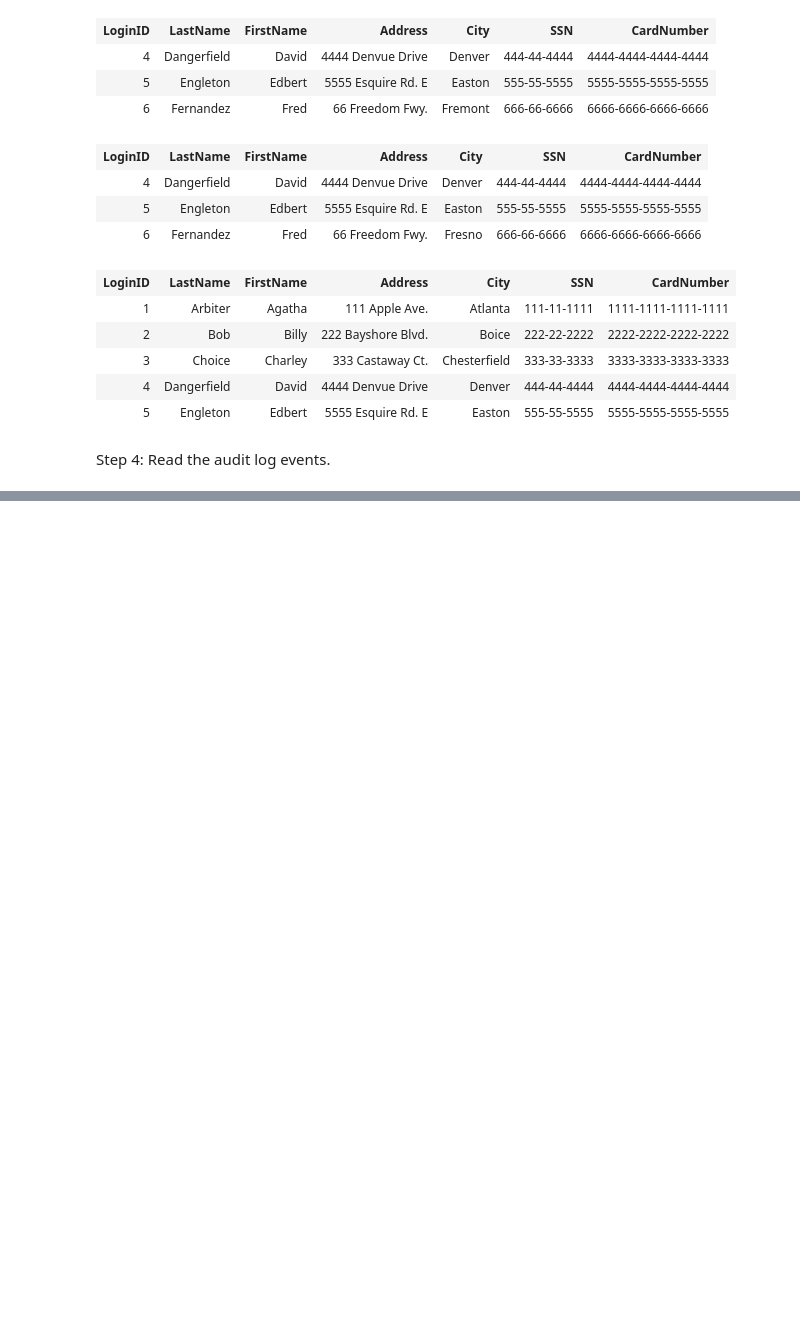
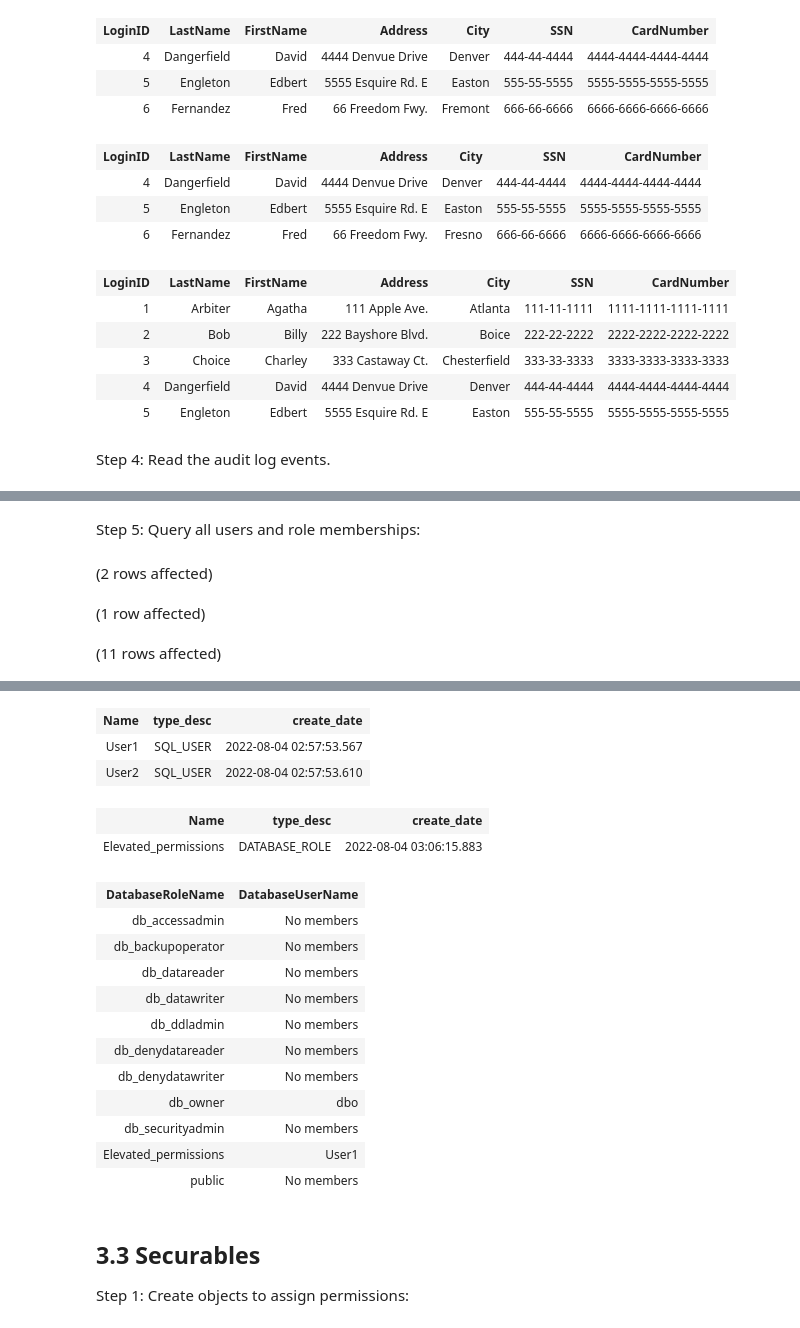
Before and after one commit to David-Seis/SecureYourAzureData, a Jupyter notebook: SQLSecurity/Security Audit Notebook.ipynb, the cells around one changed output, grey strips where cells are left out. Saved outputs shown, nothing was run; the diff lists cells and outputs as text; code cells hidden in the pictures; blank space fills up the shorter version.

Commit message:
Completed module 3 activities up until the secodn activity of the securabels section, iw ill call tomorrow abotu this.

```diff
--- a/SQLSecurity/Security Audit Notebook.ipynb
+++ b/SQLSecurity/Security Audit Notebook.ipynb
@@ -643,0 +755,26 @@ Total execution time: 00:00:00.024
+# %% [markdown]
+Step 5: Query all users and role memberships:
+# %%
+/*  Module 3, Activity 2 - Query Users and roles, and role memberships  */
+--Server Principals
+SELECT Name, type_desc, create_date FROM sys.database_principals
+WHERE type = 'S' AND is_fixed_role = 0 AND authentication_type= 1 AND name NOT IN ('dbo')
+
+--Database Principals
+SELECT Name, type_desc, create_date FROM sys.database_principals
+WHERE type = 'R' AND is_fixed_role = 0  AND name NOT IN ('public')
+
+--Find Role Memberships
+SELECT DP1.name AS DatabaseRoleName,
+   isnull (DP2.name, 'No members') AS DatabaseUserName
+ FROM sys.database_role_members AS DRM
+ RIGHT OUTER JOIN sys.database_principals AS DP1
+   ON DRM.role_principal_id = DP1.principal_id
+ LEFT OUTER JOIN sys.database_principals AS DP2
+   ON DRM.member_principal_id = DP2.principal_id
+WHERE DP1.type = 'R'
+ORDER BY DP1.name;
+# %% [output]
+(2 rows affected)
+(1 row affected)
+(11 rows affected)
@@ -643,0 +782,21 @@ Total execution time: 00:00:00.024
+| Name | type_desc | create_date |
+| User1 | SQL_USER | 2022-08-04 02:57:53.567 |
+| User2 | SQL_USER | 2022-08-04 02:57:53.610 |
+| Name | type_desc | create_date |
+| Elevated_permissions | DATABASE_ROLE | 2022-08-04 03:06:15.883 |
+| DatabaseRoleName | DatabaseUserName |
+| db_accessadmin | No members |
+| db_backupoperator | No members |
+| db_datareader | No members |
+| db_datawriter | No members |
+| db_ddladmin | No members |
+| db_denydatareader | No members |
+| db_denydatawriter | No members |
+| db_owner | dbo |
+| db_securityadmin | No members |
+| Elevated_permissions | User1 |
+| public | No members |
+# %% [markdown]
+## 3.3 Securables
+
+Step 1: Create objects to assign permissions:
```
Also changed, not shown: parts of 36 cells of this notebook.
